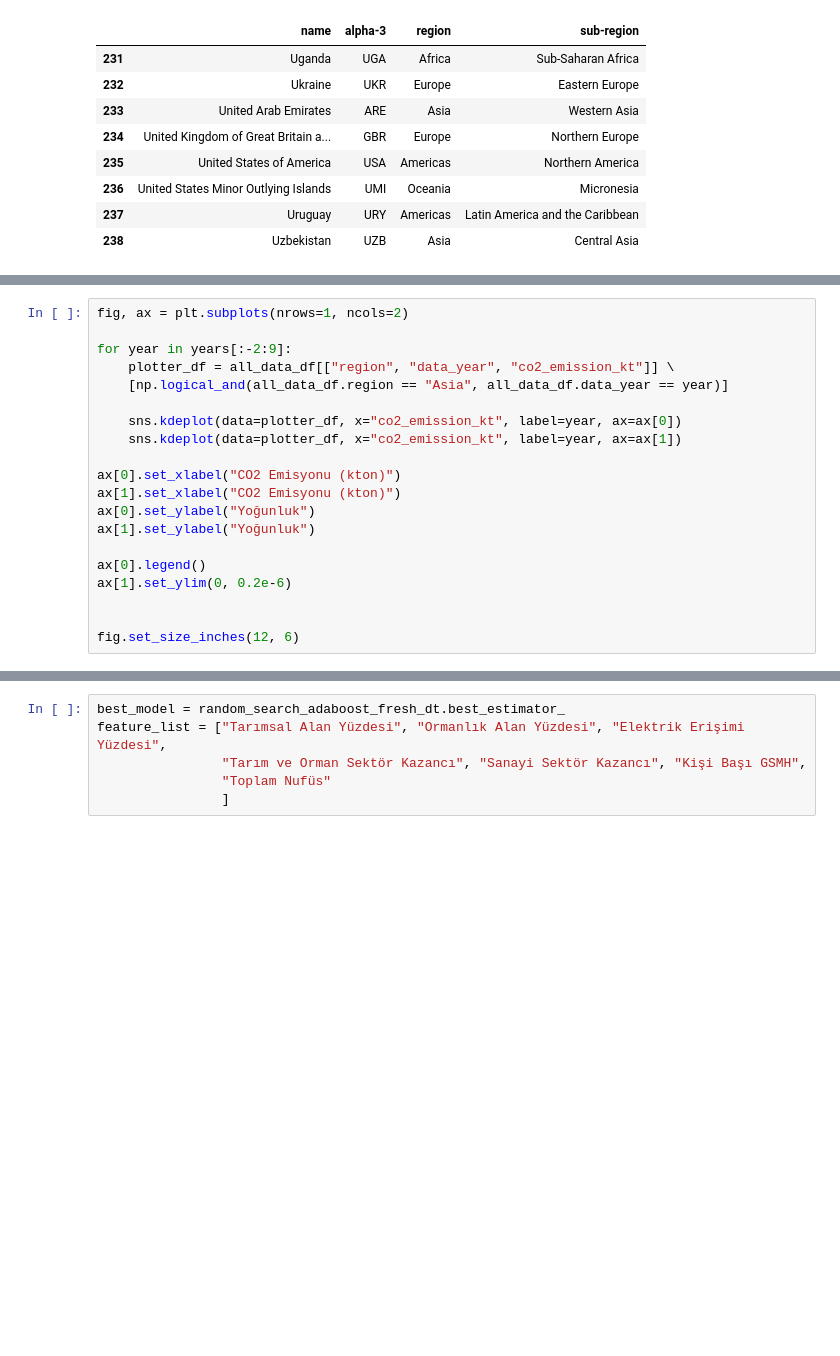
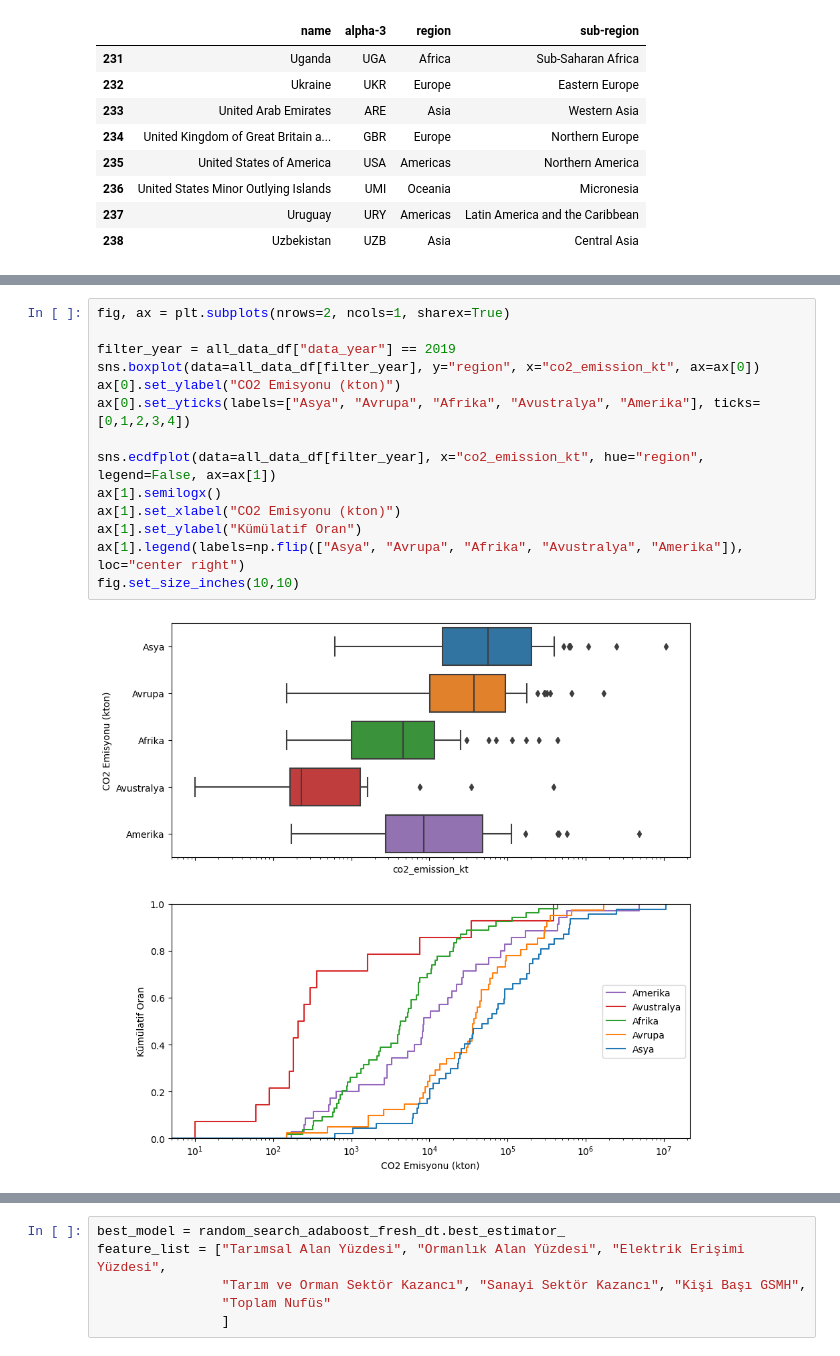
Before and after one commit to TunahanKanbak/VBM655, a Jupyter notebook: main.ipynb, the cells around one changed output, grey strips where cells are left out. Drawn from its saved outputs; the diff is of its cells as text; blank space fills up the shorter version.

```diff
--- a/main.ipynb
+++ b/main.ipynb
@@ -404,20 +35,0 @@ fig.set_size_inches(12, 7)
-# %%
-fig, ax = plt.subplots(nrows=1, ncols=2)
-
-for year in years[:-2:9]:
-    plotter_df = all_data_df[["region", "data_year", "co2_emission_kt"]] \
-    [np.logical_and(all_data_df.region == "Asia", all_data_df.data_year == year)]
-
-    sns.kdeplot(data=plotter_df, x="co2_emission_kt", label=year, ax=ax[0])
-    sns.kdeplot(data=plotter_df, x="co2_emission_kt", label=year, ax=ax[1])
-
-ax[0].set_xlabel("CO2 Emisyonu (kton)")
-ax[1].set_xlabel("CO2 Emisyonu (kton)")
-ax[0].set_ylabel("Yoğunluk")
-ax[1].set_ylabel("Yoğunluk")
-
-ax[0].legend()
-ax[1].set_ylim(0, 0.2e-6)
-
-
-fig.set_size_inches(12, 6)
@@ -704,0 +100,16 @@ Adaboost_Best_Dt için elde edilen RMSE değeri: 6.13e+04
+# %%
+fig, ax = plt.subplots(nrows=2, ncols=1, sharex=True)
+
+filter_year = all_data_df["data_year"] == 2019
+sns.boxplot(data=all_data_df[filter_year], y="region", x="co2_emission_kt", ax=ax[0])
+ax[0].set_ylabel("CO2 Emisyonu (kton)")
+ax[0].set_yticks(labels=["Asya", "Avrupa", "Afrika", "Avustralya", "Amerika"], ticks=[0,1,2,3,4])
+
+sns.ecdfplot(data=all_data_df[filter_year], x="co2_emission_kt", hue="region", legend=False, ax=ax[1])
+ax[1].semilogx()
+ax[1].set_xlabel("CO2 Emisyonu (kton)")
+ax[1].set_ylabel("Kümülatif Oran")
+ax[1].legend(labels=np.flip(["Asya", "Avrupa", "Afrika", "Avustralya", "Amerika"]), loc="center right")
+fig.set_size_inches(10,10)
+# %% [output]
+[figure, added]
```
Also changed, not shown: parts of 63 cells of this notebook.
